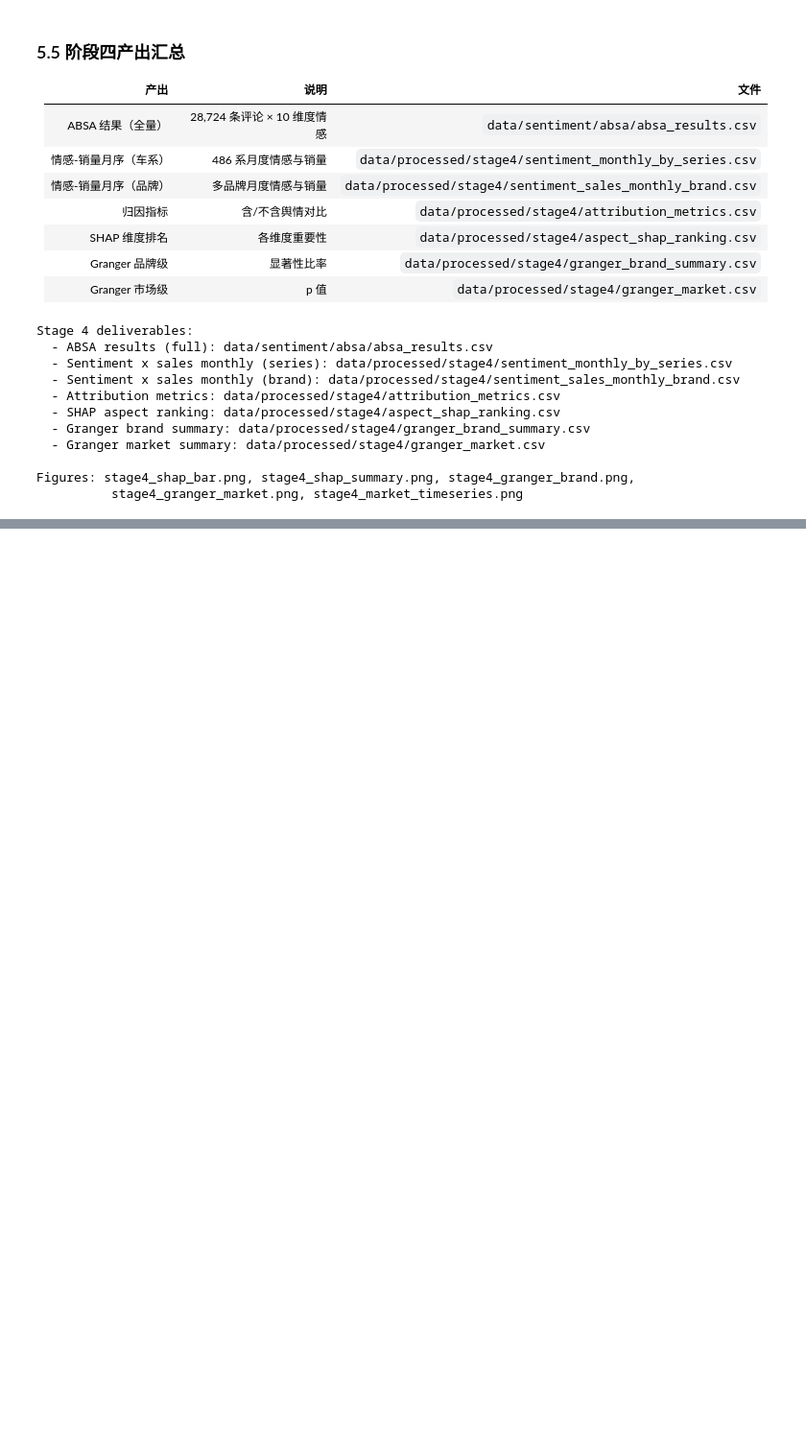
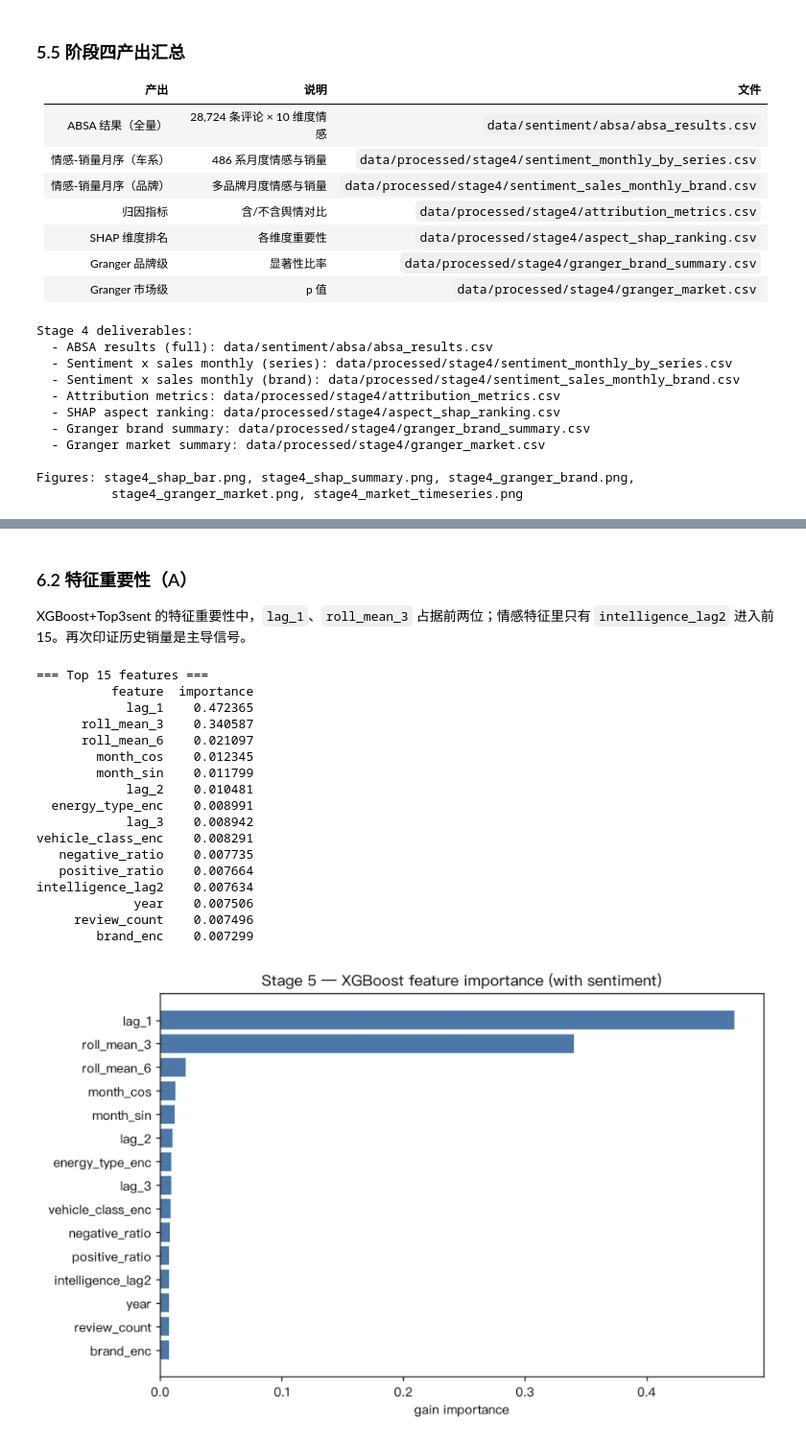
Before and after one commit to Yemyu/AutoPulse, a Jupyter notebook: notebook/AutoPulse_Analysis.ipynb, the cells around one changed output, grey strips where cells are left out. Shown at 96% size. Drawn from its saved outputs; the diff is of its cells as text; code cells hidden in the pictures; blank space fills up the shorter version.

```diff
--- a/notebook/AutoPulse_Analysis.ipynb
+++ b/notebook/AutoPulse_Analysis.ipynb
@@ -991,0 +1044,32 @@ Figures: stage4_shap_bar.png, stage4_shap_summary.png, stage4_granger_brand.png,
+# %% [markdown]
+### 6.2 特征重要性（A）
+
+XGBoost+Top3sent 的特征重要性中，`lag_1`、`roll_mean_3` 占据前两位；情感特征里只有 `intelligence_lag2` 进入前 15。再次印证历史销量是主导信号。
+# %%
+# Stage 5A: feature importance (XGBoost + Top3 sentiment)
+print('=== Top 15 features ===')
+print(fi.head(15).to_string(index=False))
+
+p = os.path.join(FIG, 'stage5_sentiment_feature_importance.png')
+if os.path.exists(p):
+    img = plt.imread(p); fig, ax = plt.subplots(figsize=(9, 7))
+    ax.imshow(img); ax.axis('off'); plt.tight_layout(); plt.show()
+# %% [output]
+=== Top 15 features ===
+          feature  importance
+            lag_1    0.472365
+      roll_mean_3    0.340587
+      roll_mean_6    0.021097
+        month_cos    0.012345
+        month_sin    0.011799
+            lag_2    0.010481
+  energy_type_enc    0.008991
+            lag_3    0.008942
+vehicle_class_enc    0.008291
+   negative_ratio    0.007735
+   positive_ratio    0.007664
+intelligence_lag2    0.007634
+             year    0.007506
+     review_count    0.007496
+        brand_enc    0.007299
+[figure, added]
```
Also changed, not shown: parts of 14 cells of this notebook, 10 other files.
